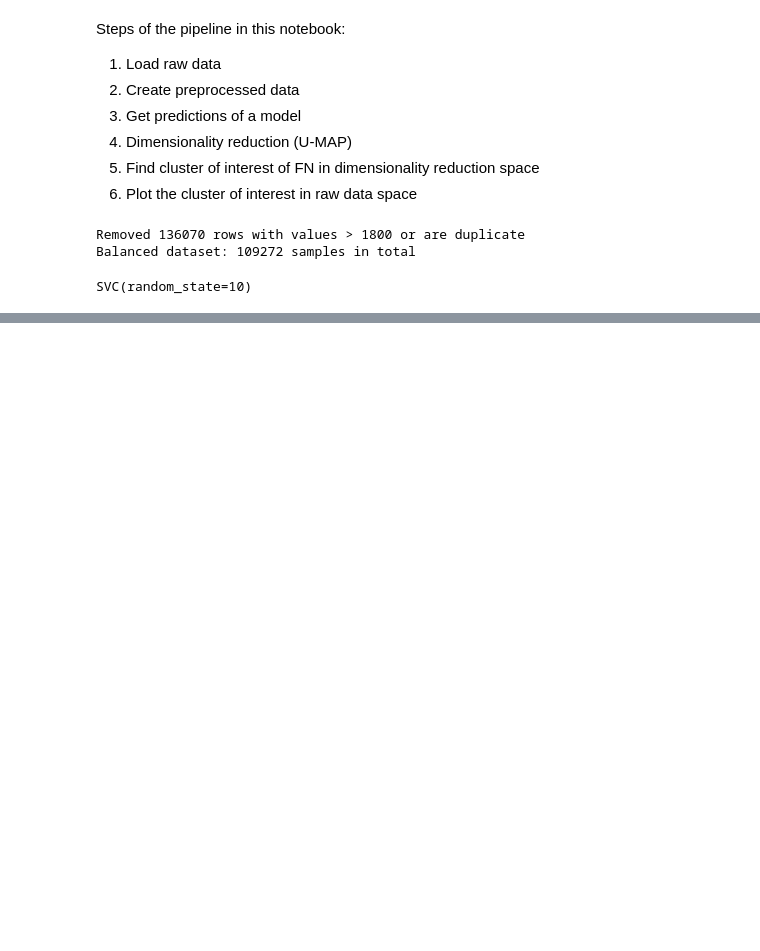
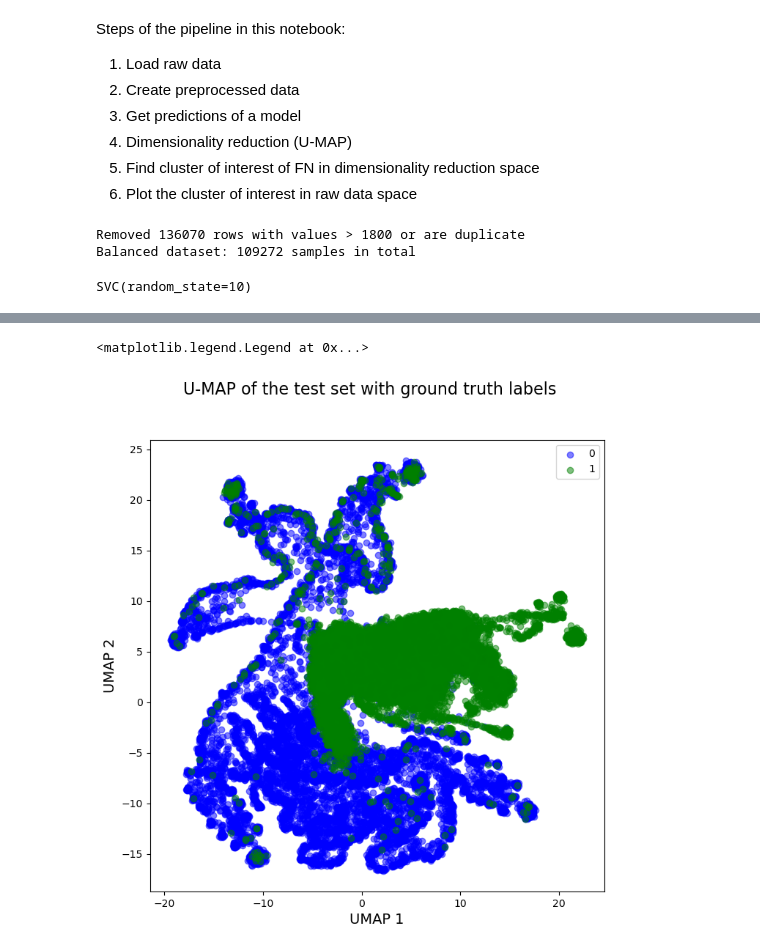
Before and after one commit to gijsdesmit/XAI_project, a Jupyter notebook: Dimensionality_reduction_pipeline.ipynb, the cells around one changed output, grey strips where cells are left out. Saved outputs shown, nothing was run; the diff lists cells and outputs as text; code cells hidden in the pictures; blank space fills up the shorter version.

```diff
--- a/Dimensionality_reduction_pipeline.ipynb
+++ b/Dimensionality_reduction_pipeline.ipynb
@@ -234,3 +230,18 @@ plt.show()
+# %%
+# Plot the U-MAP with the ground truth label
+fig, ax = plt.subplots(figsize=(8, 8))
+fig.suptitle('U-MAP of the test set with ground truth labels', fontsize=16)
+
+for i, class_label in enumerate([0, 1]):
+    class_data = x_bins_test[x_bins_test['Class_Label'] == class_label]
+    ax.scatter(class_data['UMAP_1'], class_data['UMAP_2'], c=color_map.colors[i], label=class_label, alpha=0.5)
+
+ax.set_xlabel('UMAP 1', fontsize=14)
+ax.set_ylabel('UMAP 2', fontsize=14)
+ax.legend()
+# %% [output]
+<matplotlib.legend.Legend at 0x...>
+[figure, added]
 # %%
 # Plot the U-MAP for the training set (optional)
 fig, ax = plt.subplots(figsize=(8, 8))
```
Also changed, not shown: parts of 8 cells of this notebook.
